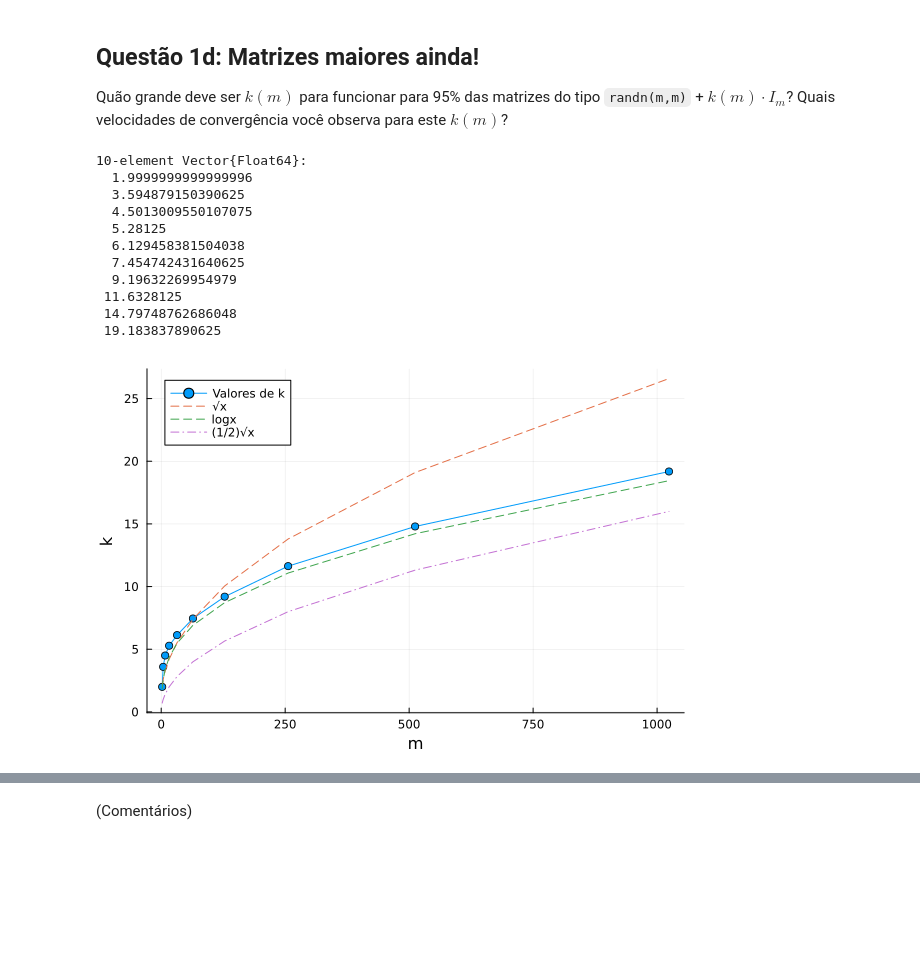
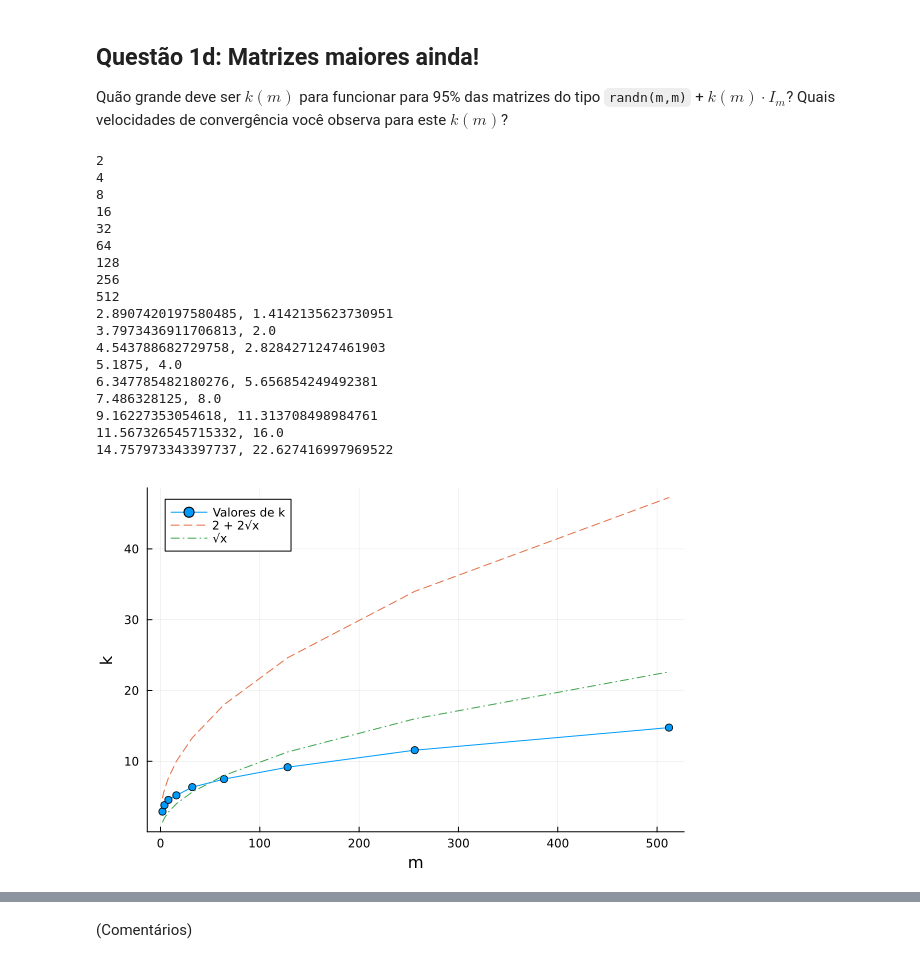
Before and after one commit to FGVTrabalhos/Jacobi, a Jupyter notebook: Projeto2.ipynb, the cells around one changed output, grey strips where cells are left out. Cells and saved outputs as stored; diff of their text form; code cells hidden in the pictures; blank space fills up the shorter version.

```diff
--- a/Projeto2.ipynb
+++ b/Projeto2.ipynb
@@ -70,7 +72,7 @@ nothing
 function GaussSeidelMatrix(A::Matrix)
     LD = tril(A)
 
-    Mgs = LD \ (A - LD)
+    Mgs = - LD \ (A - LD)
 
     return Mgs
 end
@@ -184,12 +166,12 @@ end
 
 function testar_matrizes(f, tamanho::Int)
     d = 0
-    for j in 1:1000
+    for j in 1:500
         if testar_se_matriz_converge(f(tamanho))
             d += 1
         end
     end
-    return d / 1000
+    return d / 500
 end
 
 nothing
@@ -227,12 +209,15 @@ Quão grande deve ser $k(m)$ para funcionar para 95\% das matrizes do tipo `rand
 # %%
 function testar_matrizes(f, tamanho::Int, k)
     d = 0
-    for j in 1:100
+    for j in 1:500
         if testar_se_matriz_converge(f(tamanho, k))
             d += 1
         end
+        if j - d > 35
+            return d / j
+        end
     end
-    return d / 100
+    return d / 500
 end
 
 function makerand(m, k)
@@ -244,16 +229,17 @@ nothing
 function encontrar_k()
     valores = Float64[]
 
-    for i in 1:10
+    for i in 1:9
         m = 2 ^ i
+        println(m)
         a = sqrt(m)/2
-        b = m
+        b = m + 10
 
-        for _ in 1:50  # precisão (~2^-30)
+        for _ in 1:50
             k = (a + b)/2
 
             valor = testar_matrizes(makerand, m, k)
-            if abs(valor - 0.95) < 10^(-16)
+            if abs(valor - 0.95) < 10.0 ^ (-10)
                 break
             end
             if valor > 0.95
@@ -272,28 +258,38 @@ end
 nothing
 # %%
 pontos_k = encontrar_k()
+
+for i in 1:9
+    println("$(pontos_k[i]), $(sqrt(2^i))")
+end
 # %% [output]
-10-element Vector{Float64}:
-  1.9999999999999996
-  3.594879150390625
-  4.5013009550107075
-  5.28125
-  6.129458381504038
-  7.454742431640625
-  9.19632269954979
- 11.6328125
- 14.79748762686048
- 19.183837890625
+2
+4
+8
+16
+32
+64
+128
+256
+512
+2.8907420197580485, 1.4142135623730951
+3.7973436911706813, 2.0
+4.543788682729758, 2.8284271247461903
+5.1875, 4.0
+6.347785482180276, 5.656854249492381
+7.486328125, 8.0
+9.16227353054618, 11.313708498984761
+11.567326545715332, 16.0
+14.757973343397737, 22.627416997969522
 # %%
 function graficoseparado_linear(v::Vector, l)
-    x = 2 .^ (1:length(v))   # 2^0, 2^1, ..., 2^(n-1)
+    x = 2 .^ (1:length(v))
     plot(x, v, marker=:circle, label=l, xlabel="m", ylabel="k")
-    plot!(x, 1.0 .+ 0.8 * sqrt.(x) , label="√x", linestyle=:dash)
-    plot!(x, 0.8 .+ 0.4 .* sqrt.(x) .+ 0.7 .* log.(x), label="logx", linestyle=:dash)
-    plot!(x, 0.5 .* sqrt.(x), label="(1/2)√x", linestyle=:dashdot)
+    plot!(x, 2.0 .+ 2.0 .* sqrt.(x) , label="2 + 2√x", linestyle=:dash)
+    plot!(x, sqrt.(x), label="√x", linestyle=:dashdot)
 end
 
 graficoseparado_linear(pontos_k, "Valores de k")
 # %% [output]
-[figure, old version]
+[figure, new version]
 # %%
```
Also changed, not shown: parts of 14 cells of this notebook.
